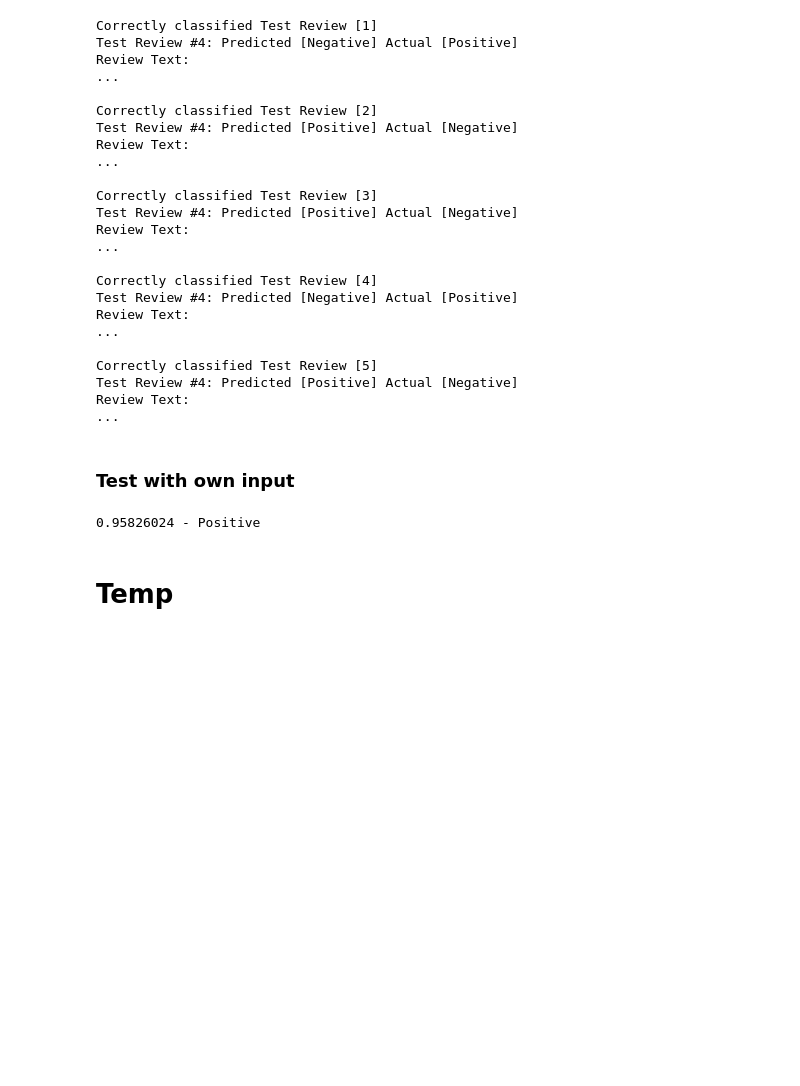
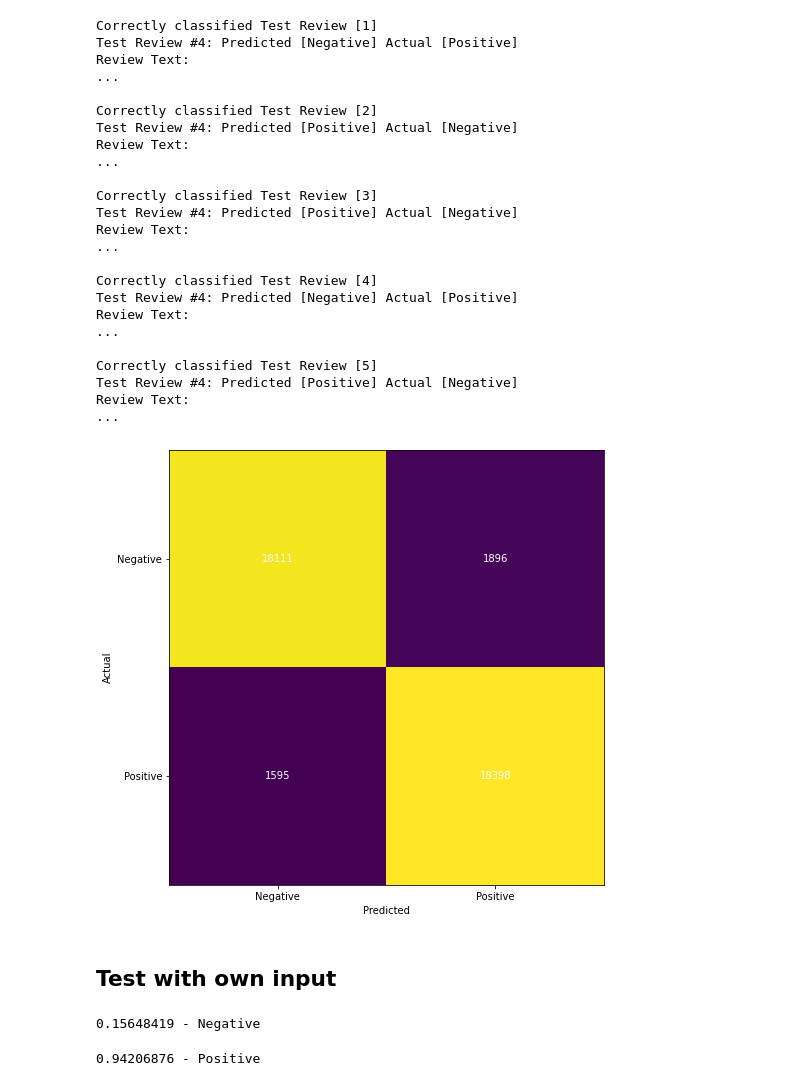
Before and after one commit to RahmatHardian/intermediate_datascience, a Jupyter notebook: PYTN_Assign03_Rahmat-Hardianv03.2.ipynb, the cells around one changed output. Drawn from its saved outputs; the diff is of its cells as text; code cells hidden in the pictures; blank space fills up the shorter version.

```diff
--- a/PYTN_Assign03_Rahmat-Hardianv03.2.ipynb
+++ b/PYTN_Assign03_Rahmat-Hardianv03.2.ipynb
@@ -639,17 +605,41 @@ Review Text:
 Correctly classified Test Review [5]
 Test Review #4: Predicted [Positive] Actual [Negative]
 Review Text:                                                                                                                                                                                             ...
+# %%
+# Confusion Matrix
+
+from sklearn.metrics import classification_report, confusion_matrix
+y_pred = np.round(model.predict(X_test))
+
+cm = confusion_matrix(y_test, y_pred)
+
+fig, ax = plt.subplots(figsize=(8, 8))
+ax.imshow(cm)
+ax.grid(False)
+ax.xaxis.set(ticks=(0, 1), ticklabels=class_name)
+ax.yaxis.set(ticks=(0, 1), ticklabels=class_name)
+ax.set_ylim(1.5, -0.5)
+for i in range(2):
+    for j in range(2):
+        ax.text(j, i, cm[i, j], ha='center', va='center', color='white')
+plt.xlabel('Predicted')
+plt.ylabel('Actual')
+plt.show()
+# %% [output]
+[figure, added]
 # %% [markdown]
-### Test with own input
+## Test with own input
+# %%
+sequence = tokenizer.texts_to_sequences(['I dont like the Macbook'])
+sequence_pad = pad_sequences(sequence, maxlen=MAX_LENGTH)
+
+print(str(model.predict(sequence_pad)[0][0])+" - "+str(class_name[(model.predict(sequence_pad) > 0.5).astype("int32")[0][0]]))
+# %% [output]
+0.15648419 - Negative
 # %%
-sequence = tokenizer.texts_to_sequences(['I love the beautiful product so much'])
+sequence = tokenizer.texts_to_sequences(['I like the beautiful Playstation 5'])
 sequence_pad = pad_sequences(sequence, maxlen=MAX_LENGTH)
-# sentiment[np.around(best_model.predict(test), decimals=0).argmax(axis=1)[0]]
 
 print(str(model.predict(sequence_pad)[0][0])+" - "+str(class_name[(model.predict(sequence_pad) > 0.5).astype("int32")[0][0]]))
-# print(model.predict(sequence_pad))
-# ).argmax(axis=1)[0]
 # %% [output]
-0.95826024 - Positive
+0.94206876 - Positive
-# %% [markdown]
-# Temp
```
Also changed, not shown: parts of 25 cells of this notebook.
